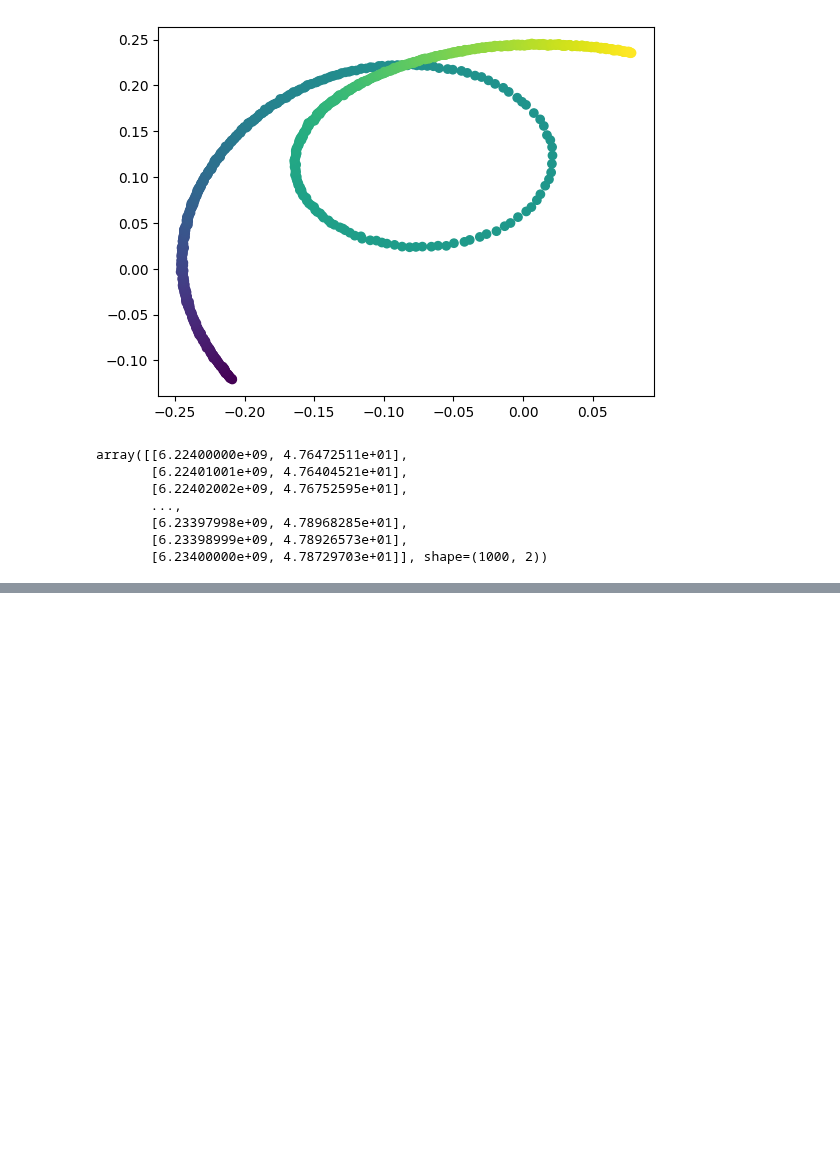
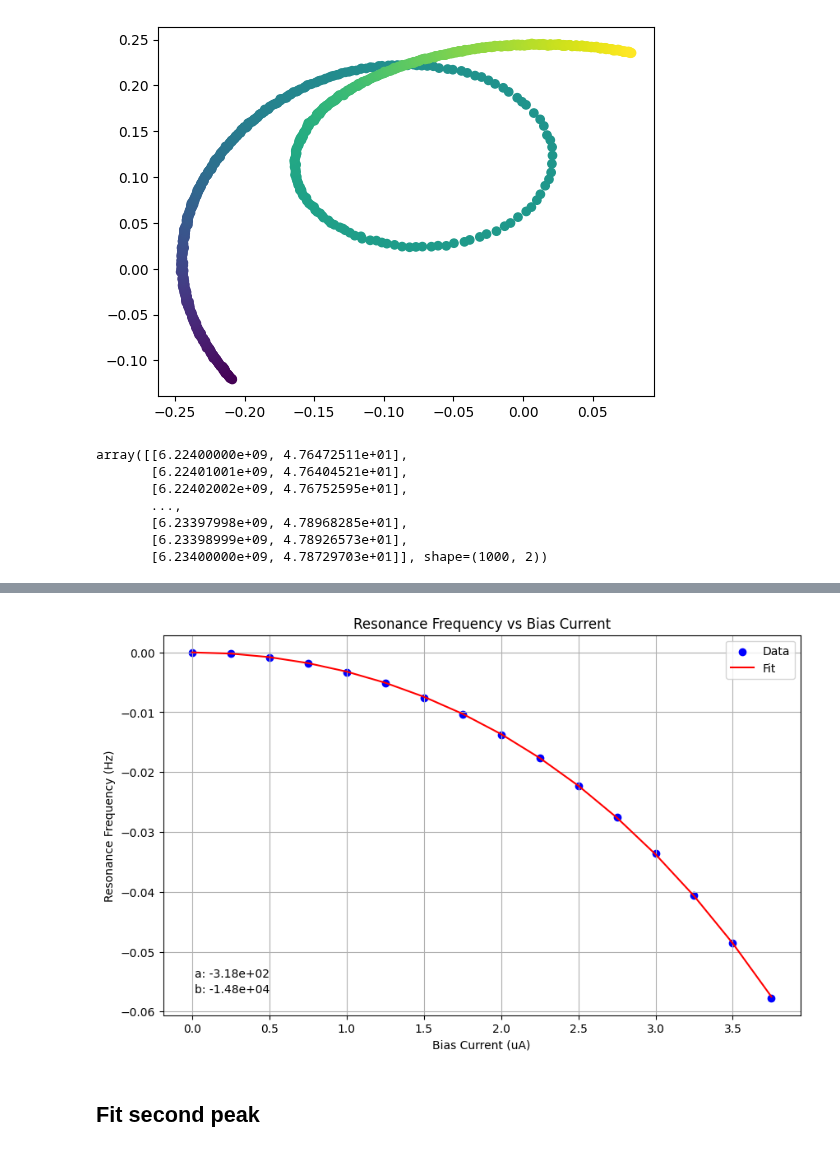
Before and after one commit to biqute/QTLab2425, a Jupyter notebook: IRdetection/Analysis/fit_TRswipe.ipynb, the cells around one changed output, grey strips where cells are left out. Drawn from its saved outputs; the diff is of its cells as text; code cells hidden in the pictures; blank space fills up the shorter version.

```diff
--- a/IRdetection/Analysis/fit_TRswipe.ipynb
+++ b/IRdetection/Analysis/fit_TRswipe.ipynb
@@ -108,0 +171,45 @@ searcher.params
+# %%
+# Renormalize the resonance frequencies with respect to the frequency at 0 bias current
+resonance_frequneces_normalized = np.array(resonance_frequneces)
+bias_currents = np.array(bias_currents)
+resonance_frequneces_normalized -= resonance_frequneces[0]
+resonance_frequneces_normalized /= resonance_frequneces[0] if resonance_frequneces[0] != 0 else 1
+# %%
+# Fit resonance frequency vs bias current
+model = md.parametric_resonator_peak_vs_bias_current
+fitter = Fitter(model_function=model,
+                    param_names=["a", "b"],
+                    data=np.array([bias_currents, resonance_frequneces_normalized]).T,
+                    loss_function=LeastSquares,
+                    params_initial_guess={"a": -1e4, "b": -1e3}, # initial guess for the parameters
+                )
+
+
+
+result = fitter.fit()
+fitted_params = result.values.to_dict()
+
+test_params = {
+    "a": -1e4,
+    "b": -1e3,
+}
+
+# Plot the resonance frequencies vs bias currents
+plt.figure(figsize=(10, 6))
+plt.scatter(bias_currents, resonance_frequneces_normalized, color='blue', label='Data')
+plt.plot(bias_currents, model(bias_currents, *fitted_params.values()), label='Fit', color='red')
+# plt.plot(bias_currents, model(bias_currents, *test_params.values()), label='Test', color='green', linestyle='--')
+# Add a and b to the plot
+plt.text(0.05, 0.1, f'a: {fitted_params["a"]:.2e}', transform=plt.gca().transAxes)
+plt.text(0.05, 0.06, f'b: {fitted_params["b"]:.2e}', transform=plt.gca().transAxes)
+
+plt.xlabel('Bias Current (uA)')
+plt.ylabel('Resonance Frequency (Hz)')
+plt.title('Resonance Frequency vs Bias Current')
+plt.legend()
+plt.grid()
+plt.show()
+# %% [output]
+[figure, added]
+# %% [markdown]
+## Fit second peak
```
Also changed, not shown: parts of 7 cells of this notebook, 2 other files.
